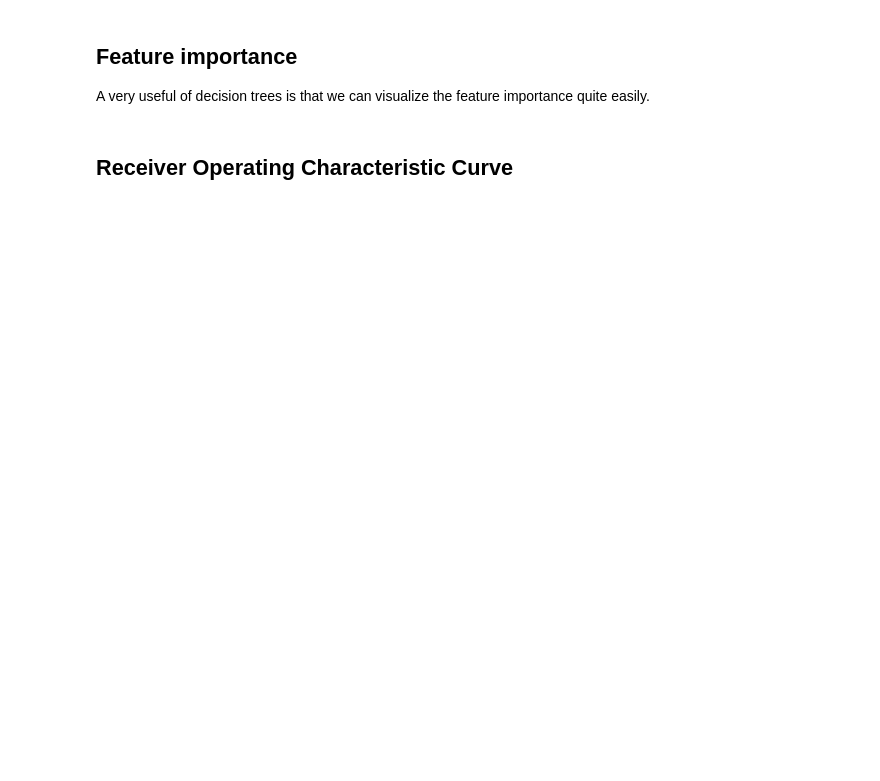
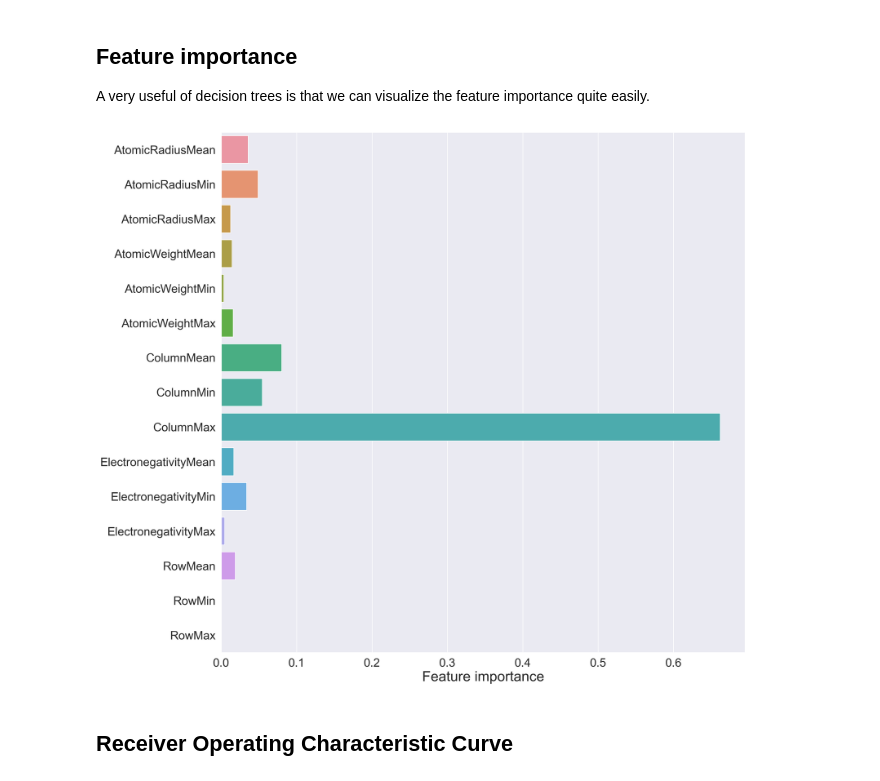
Before and after one commit to materialsvirtuallab/nano281, a Jupyter notebook: lectures/notebooks/Lecture 08 - Generalized Additive Models and Trees and Boosting.ipynb, the cells around one changed output. Saved outputs shown, nothing was run; the diff lists cells and outputs as text; code cells hidden in the pictures; blank space fills up the shorter version.

Commit message:
Update Lecture 8

```diff
--- a/lectures/notebooks/Lecture 08 - Generalized Additive Models and Trees and Boosting.ipynb
+++ b/lectures/notebooks/Lecture 08 - Generalized Additive Models and Trees and Boosting.ipynb
@@ -55,7 +55,7 @@ import statsmodels.api as sm
 # %%
 # by default pandas will recognize NaN (sodium nitride) as nan (not a number)
 # to turn off this behavior, we use na_filter=False
-data_url = "https://raw.githubusercontent.com/materialsvirtuallab/nano281/master/labs/lab2/data.csv"
+data_url = "https://raw.githubusercontent.com/materialsvirtuallab/nano281/master/lectures/notebooks/data.csv"
 data = pd.read_csv(data_url, index_col=0, na_filter=False)
 
 # Let's create a column of Composition objects using pymatgen.
@@ -63,7 +63,7 @@ data["composition"] = [Composition(f) for f in data["formula"]]
 # %% [markdown]
 Here, we load the elemental data. Unlike lab2, we are simply going to disregard all elemental features that contain NaN. While imputing the mean value is a commonly used data science technique, it really does not work well for materials science problems. We will also use a smaller set of properties.
 # %%
-el_data_url = "https://raw.githubusercontent.com/materialsvirtuallab/nano281/master/labs/lab2/element_properties.csv"
+el_data_url = "https://raw.githubusercontent.com/materialsvirtuallab/nano281/master/lectures/notebooks/element_properties.csv"
 el_data = pd.read_csv(el_data_url, index_col=0)
 el_data = el_data[
     ["AtomicRadius", "AtomicWeight", "Column", "Electronegativity", "Row"]
@@ -258,9 +233,11 @@ A very useful of decision trees is that we can visualize the feature importance
 # %%
 decision_tree = DecisionTreeClassifier(random_state=0, max_depth=8)
 decision_tree.fit(x_train, y_train)
 plt.subplots(figsize=(16, 16))
-sns.barplot(decision_tree.feature_importances_, list(x.columns), orient="h")
+sns.barplot(x=decision_tree.feature_importances_, y=list(x.columns), orient="h")
 plt.xlabel("Feature importance");
+# %% [output]
+[figure, added]
 # %% [markdown]
 ## Receiver Operating Characteristic Curve
 # %%
```
Also changed, not shown: parts of 26 cells of this notebook, 1 other file.
